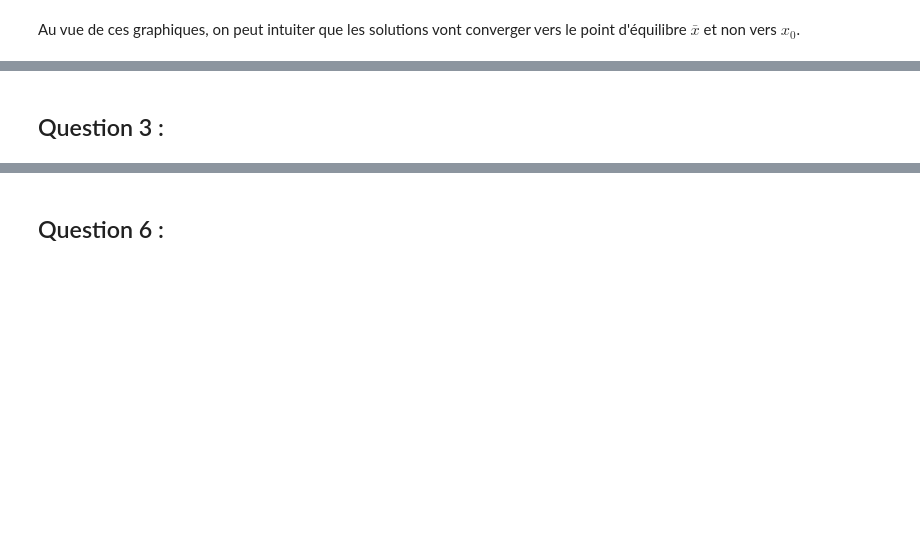
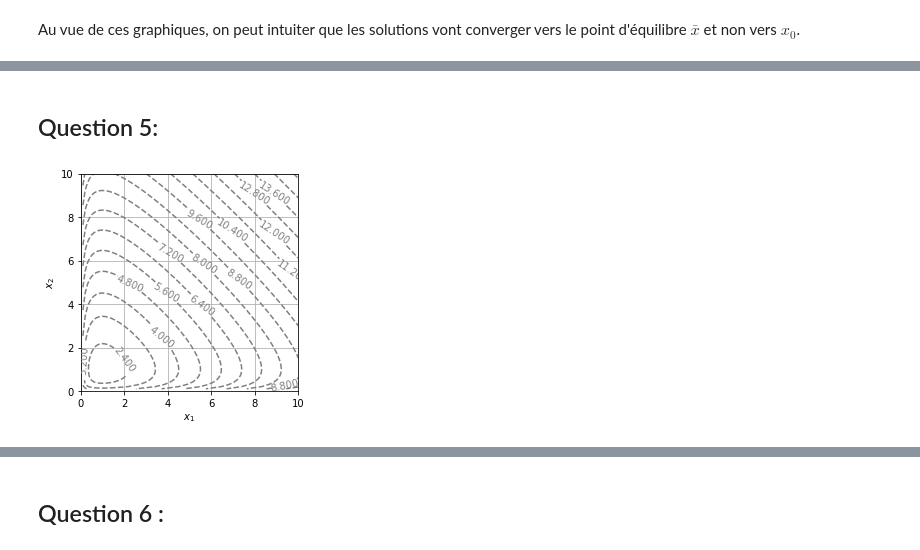
Before and after one commit to jpl-c/projet_numerique_proba, a Jupyter notebook: DMequadiff.ipynb, the cells around one changed output, grey strips where cells are left out. Saved outputs shown, nothing was run; the diff lists cells and outputs as text; code cells hidden in the pictures; blank space fills up the shorter version.

```diff
--- a/DMequadiff.ipynb
+++ b/DMequadiff.ipynb
@@ -79,2 +89,27 @@ Au vue de ces graphiques, on peut intuiter que les solutions vont converger vers
 # %% [markdown]
-## Question 3 :
+## Question 5:
+# %%
+def display_contour(f, x, y, levels):
+    X, Y = np.meshgrid(x, y)
+    Z = f(X, Y)
+    fig, ax = plt.subplots()
+    contour_set = plt.contour(
+        X, Y, Z, colors="grey", linestyles="dashed",
+        levels=levels
+    )
+    ax.clabel(contour_set)
+    plt.grid(True)
+    plt.xlabel("$x_1$")
+    plt.ylabel("$x_2$")
+    plt.gca().set_aspect("equal")
+#from math import ln
+def f1(x,y):
+    return d*x-c*np.log(x)+b*y-a*np.log(y)
+display_contour(
+f1,
+x = np.linspace(0, 10.0, 100),
+y = np.linspace(0, 10.0, 100),
+levels = 20 # 20 levels, automatically selected
+)
+# %% [output]
+[figure, added]
```
Also changed, not shown: parts of 8 cells of this notebook.
